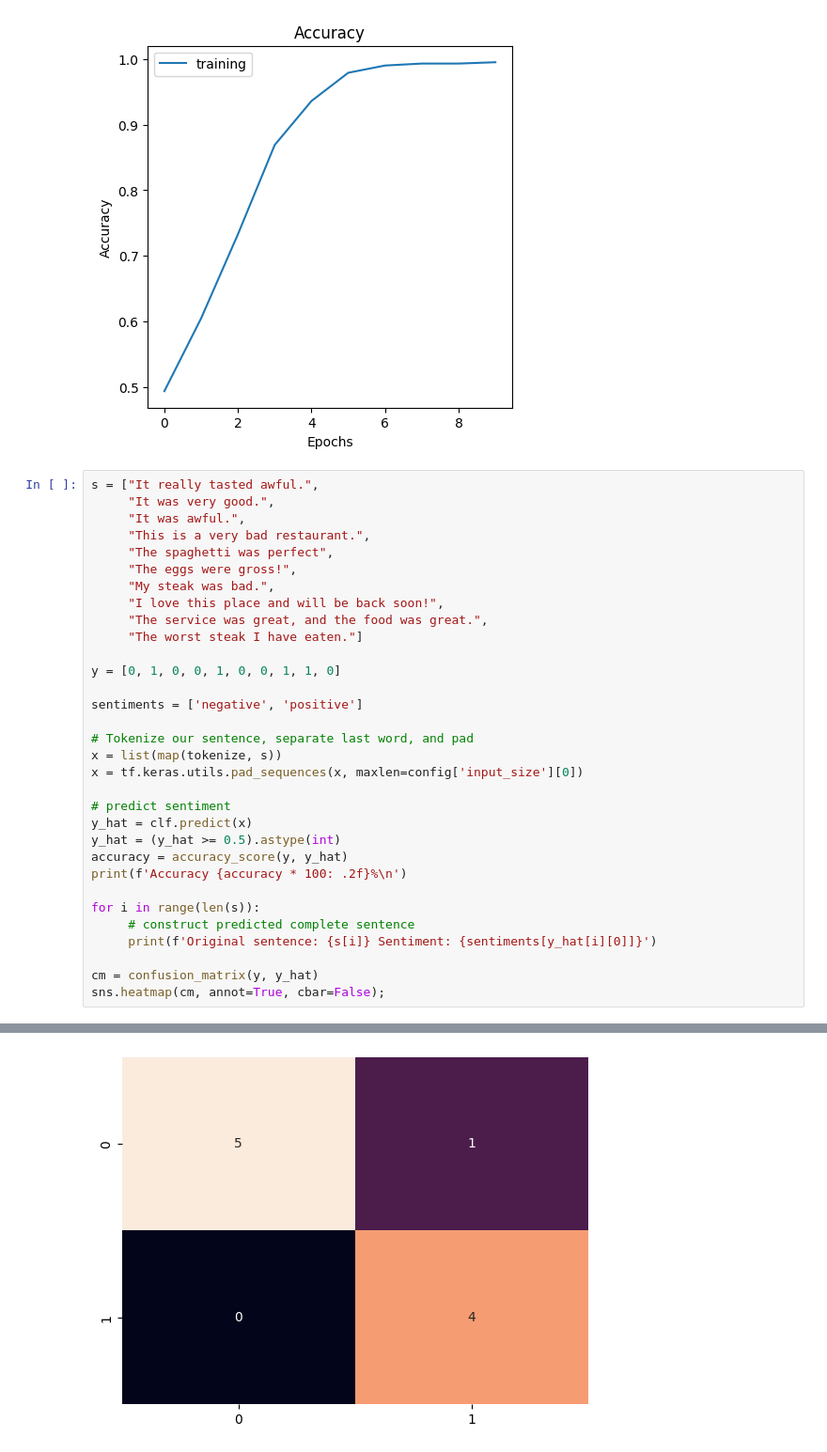
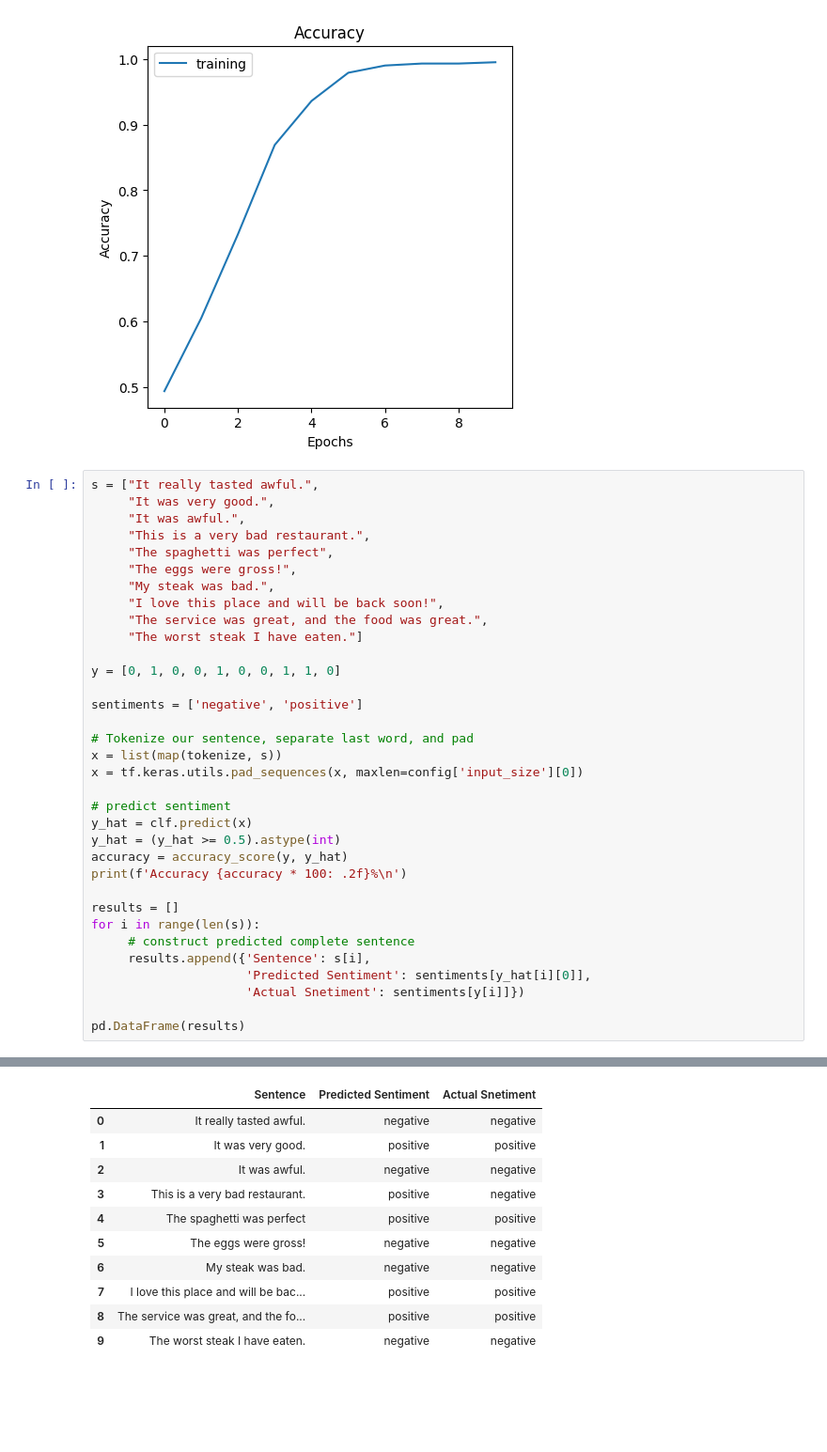
Before and after one commit to karencfisher/my-transformer, a Jupyter notebook: encoder2.ipynb, the cells around one changed output, grey strips where cells are left out. Shown: that part at 94% size. Saved outputs shown, nothing was run; the diff lists cells and outputs as text; blank space fills up the shorter version.

```diff
--- a/encoder2.ipynb
+++ b/encoder2.ipynb
@@ -176,10 +176,12 @@ y_hat = (y_hat >= 0.5).astype(int)
 accuracy = accuracy_score(y, y_hat)
 print(f'Accuracy {accuracy * 100: .2f}%\n')
 
+results = []
 for i in range(len(s)):
      # construct predicted complete sentence
-     print(f'Original sentence: {s[i]} Sentiment: {sentiments[y_hat[i][0]]}')
+     results.append({'Sentence': s[i],
+                     'Predicted Sentiment': sentiments[y_hat[i][0]],
+                     'Actual Snetiment': sentiments[y[i]]})
 
-cm = confusion_matrix(y, y_hat)
-sns.heatmap(cm, annot=True, cbar=False);
+pd.DataFrame(results)
 # %% [output]
@@ -199 +190,11 @@ Original sentence: The worst steak I have eaten. Sentiment: negative
-[figure, removed]
+|  | Sentence | Predicted Sentiment | Actual Snetiment |
+| 0 | It really tasted awful. | negative | negative |
+| 1 | It was very good. | positive | positive |
+| 2 | It was awful. | negative | negative |
+| 3 | This is a very bad restaurant. | positive | negative |
+| 4 | The spaghetti was perfect | positive | positive |
+| 5 | The eggs were gross! | negative | negative |
+| 6 | My steak was bad. | negative | negative |
+| 7 | I love this place and will be bac... | positive | positive |
+| 8 | The service was great, and the fo... | positive | positive |
+| 9 | The worst steak I have eaten. | negative | negative |
```
Also changed, not shown: parts of 1 cell of this notebook.
